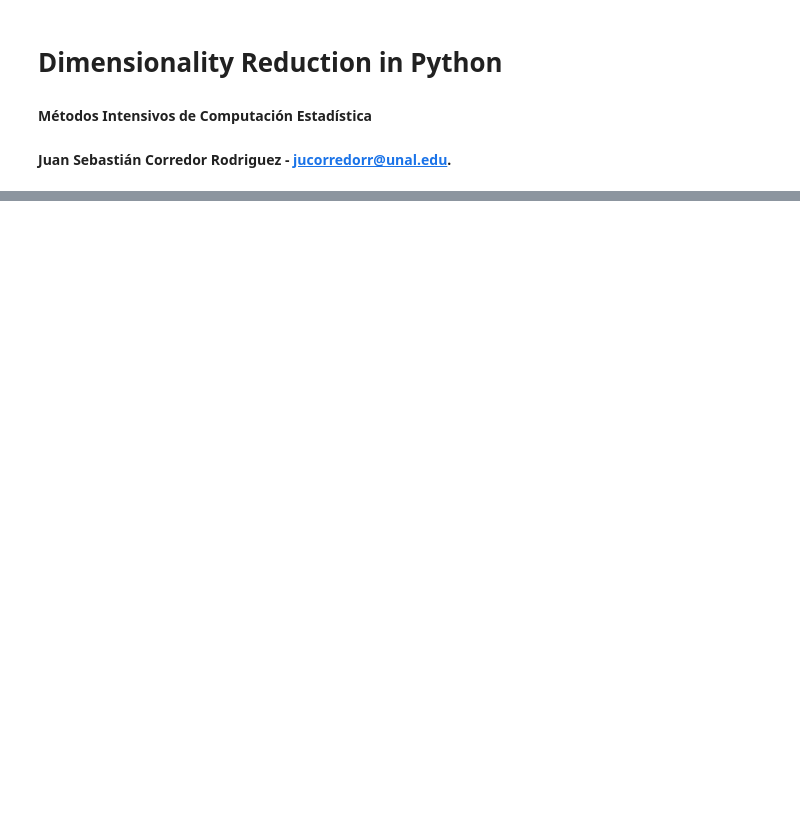
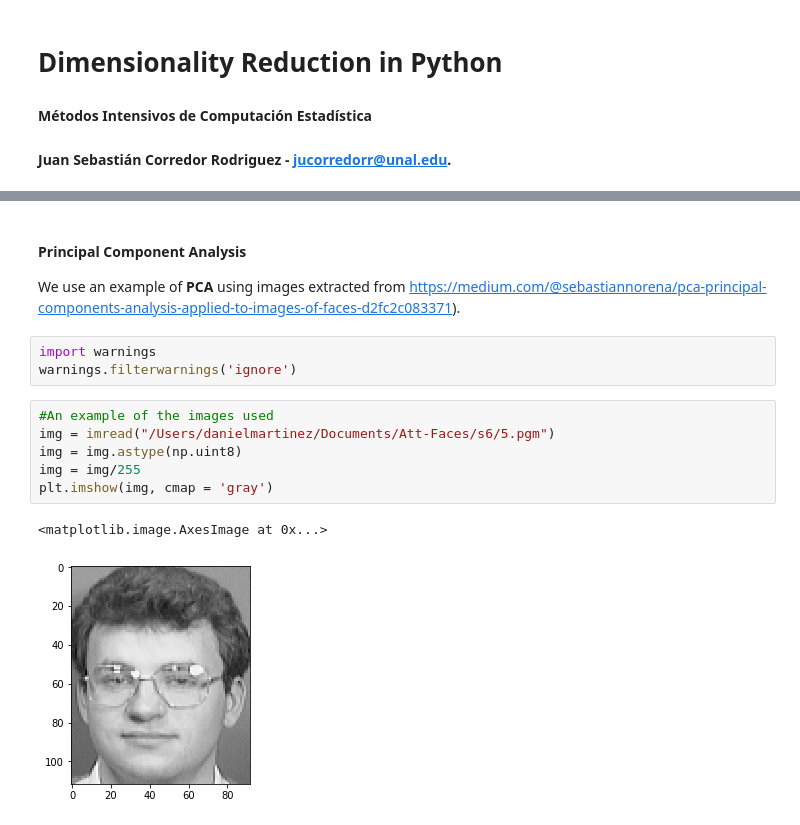
Before and after one commit to juanse1608/Courses, a Jupyter notebook: Jupyters/Notebooks/DimRed-Py.ipynb, the cells around one changed output, grey strips where cells are left out. Saved outputs shown, nothing was run; the diff lists cells and outputs as text; blank space fills up the shorter version.

```diff
--- a/Jupyters/Notebooks/DimRed-Py.ipynb
+++ b/Jupyters/Notebooks/DimRed-Py.ipynb
@@ -58,0 +46,15 @@ Please use alternatives such as official/mnist/dataset.py from tensorflow/models
+# %% [markdown]
+#### Principal  Component Analysis
+We use an example of __PCA__ using images extracted from https://medium.com/@sebastiannorena/pca-principal-components-analysis-applied-to-images-of-faces-d2fc2c083371).
+# %%
+import warnings
+warnings.filterwarnings('ignore')
+# %%
+#An example of the images used
+img = imread("/Users/danielmartinez/Documents/Att-Faces/s6/5.pgm")
+img = img.astype(np.uint8)
+img = img/255
+plt.imshow(img, cmap = 'gray')
+# %% [output]
+<matplotlib.image.AxesImage at 0x...>
+[figure, added]
```
Also changed, not shown: parts of 10 cells of this notebook, 1 other file.
